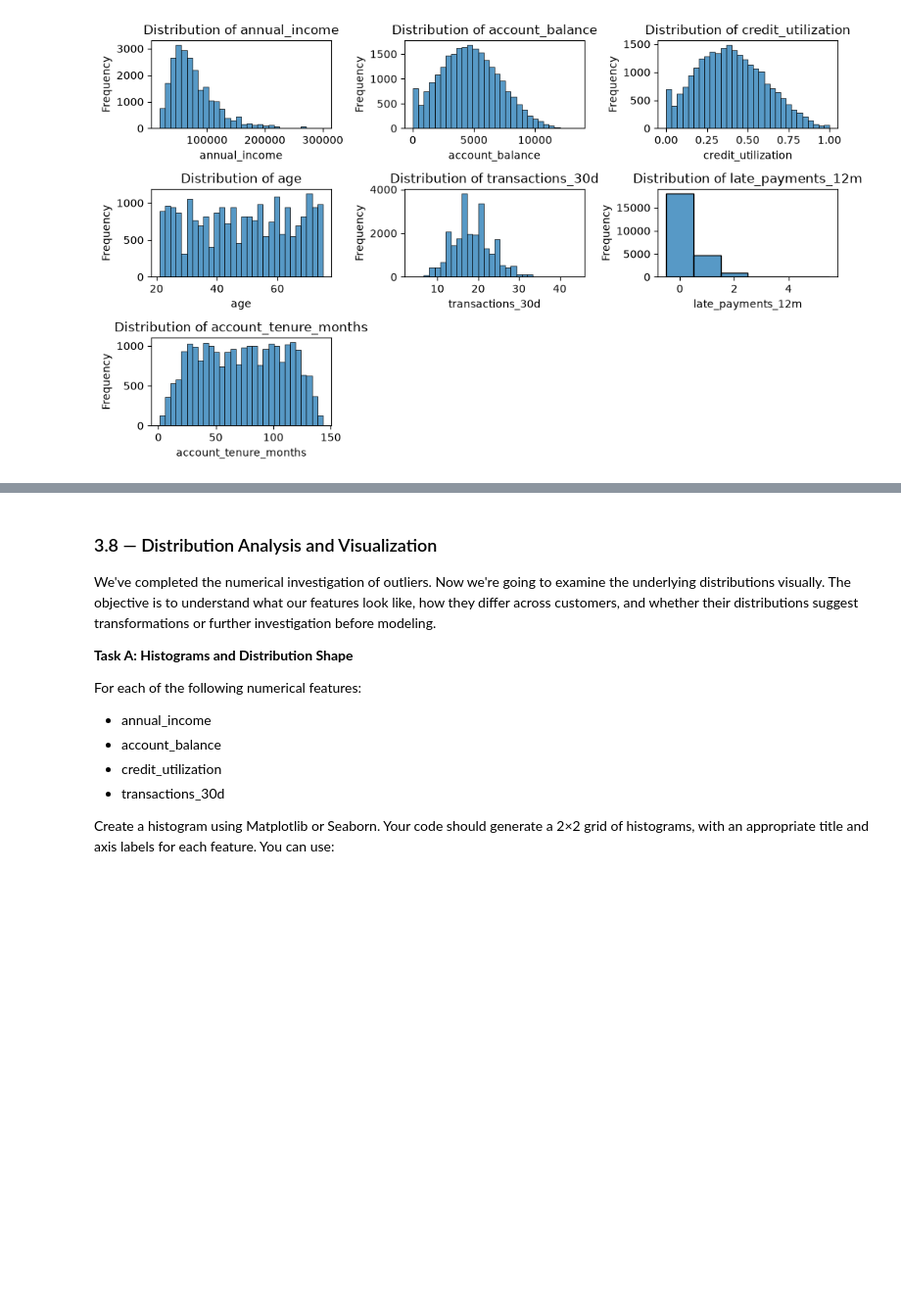
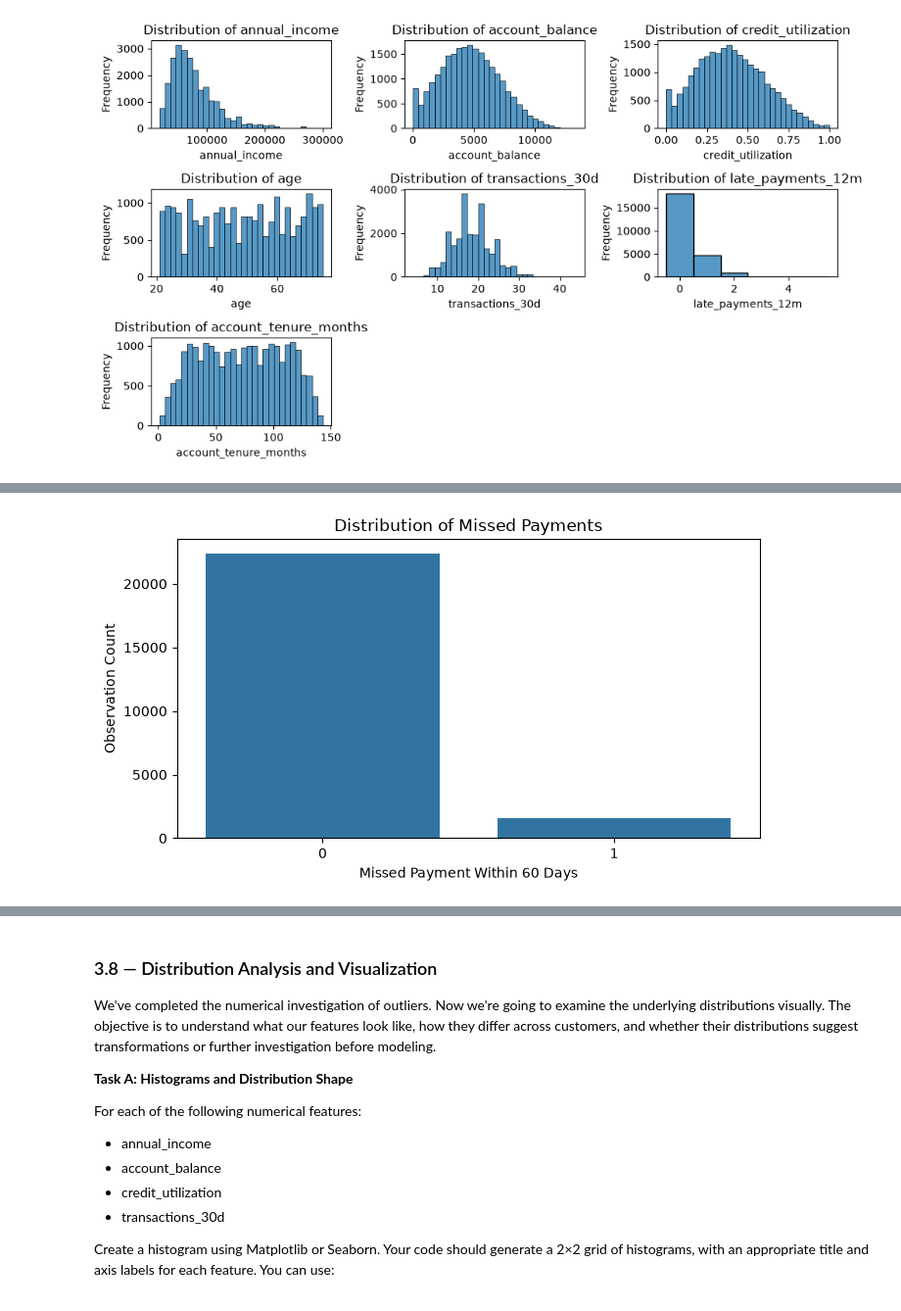
Before and after one commit to JadenGrossbaum/Data-Science, a Jupyter notebook: Chapter 5 EDA/Chapter5_Final_EDA_Workflow.ipynb, the cells around one changed output, grey strips where cells are left out. Shown at 98% size. Drawn from its saved outputs; the diff is of its cells as text; code cells hidden in the pictures; blank space fills up the shorter version.

```diff
--- a/Chapter 5 EDA/Chapter5_Final_EDA_Workflow.ipynb
+++ b/Chapter 5 EDA/Chapter5_Final_EDA_Workflow.ipynb
@@ -1096,0 +1538,19 @@ plt.show()
+# %%
+# Visualize the Target Distribution
+fig, ax = plt.subplots(figsize=(7, 4))
+
+sns.countplot(
+    data=df,
+    x="missed_payment_60d",
+    order=[0, 1],
+    ax=ax
+)
+
+ax.set_title("Distribution of Missed Payments")
+ax.set_xlabel("Missed Payment Within 60 Days")
+ax.set_ylabel("Observation Count")
+
+plt.tight_layout()
+plt.show()
+# %% [output]
+[figure, added]
```
Also changed, not shown: parts of 21 cells of this notebook, 1 other file.
